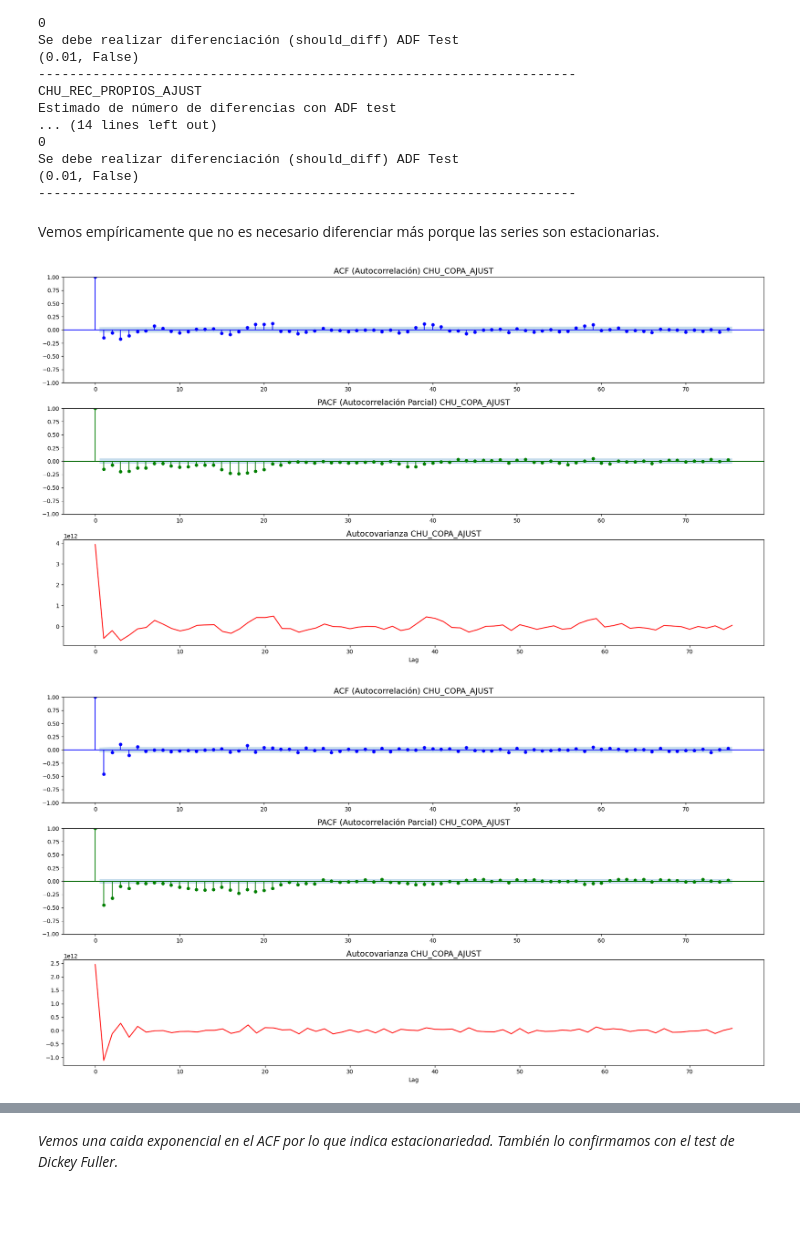
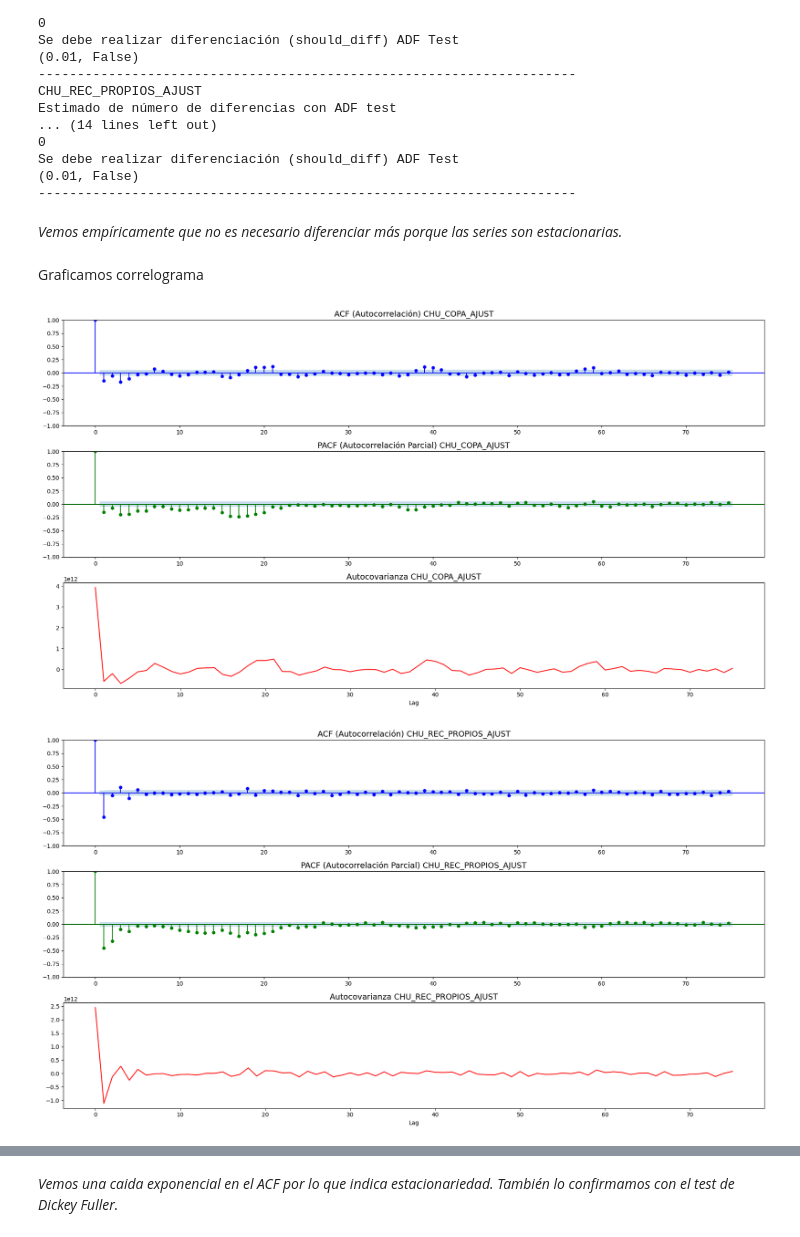
Before and after one commit to carrenogf/MCD-Series-Temporales, a Jupyter notebook: notebooks/main.ipynb, the cells around one changed output, grey strips where cells are left out. Drawn from its saved outputs; the diff is of its cells as text; code cells hidden in the pictures; blank space fills up the shorter version.

```diff
--- a/notebooks/main.ipynb
+++ b/notebooks/main.ipynb
@@ -367,11 +400,13 @@ Se debe realizar diferenciación (should_diff) ADF Test
 (0.01, False)
 ---------------------------------------------------------------------
 # %% [markdown]
-Vemos empíricamente que no es necesario diferenciar más porque las series son estacionarias.
+*Vemos empíricamente que no es necesario diferenciar más porque las series son estacionarias.*
+# %% [markdown]
+Graficamos correlograma
 # %%
 autocov_autocorr(dataframes_diff1[0],serie_titulo=dataframes_diff1[0].name)
-autocov_autocorr(dataframes_diff1[1],serie_titulo=dataframes_diff1[0].name)
-autocov_autocorr(dataframes_diff1[2],serie_titulo=dataframes_diff1[0].name)
+autocov_autocorr(dataframes_diff1[1],serie_titulo=dataframes_diff1[1].name)
+autocov_autocorr(dataframes_diff1[2],serie_titulo=dataframes_diff1[2].name)
 # %% [output]
 [figure]
-[figure, old version]
+[figure, new version]
```
Also changed, not shown: parts of 75 cells of this notebook, 1 other file.
